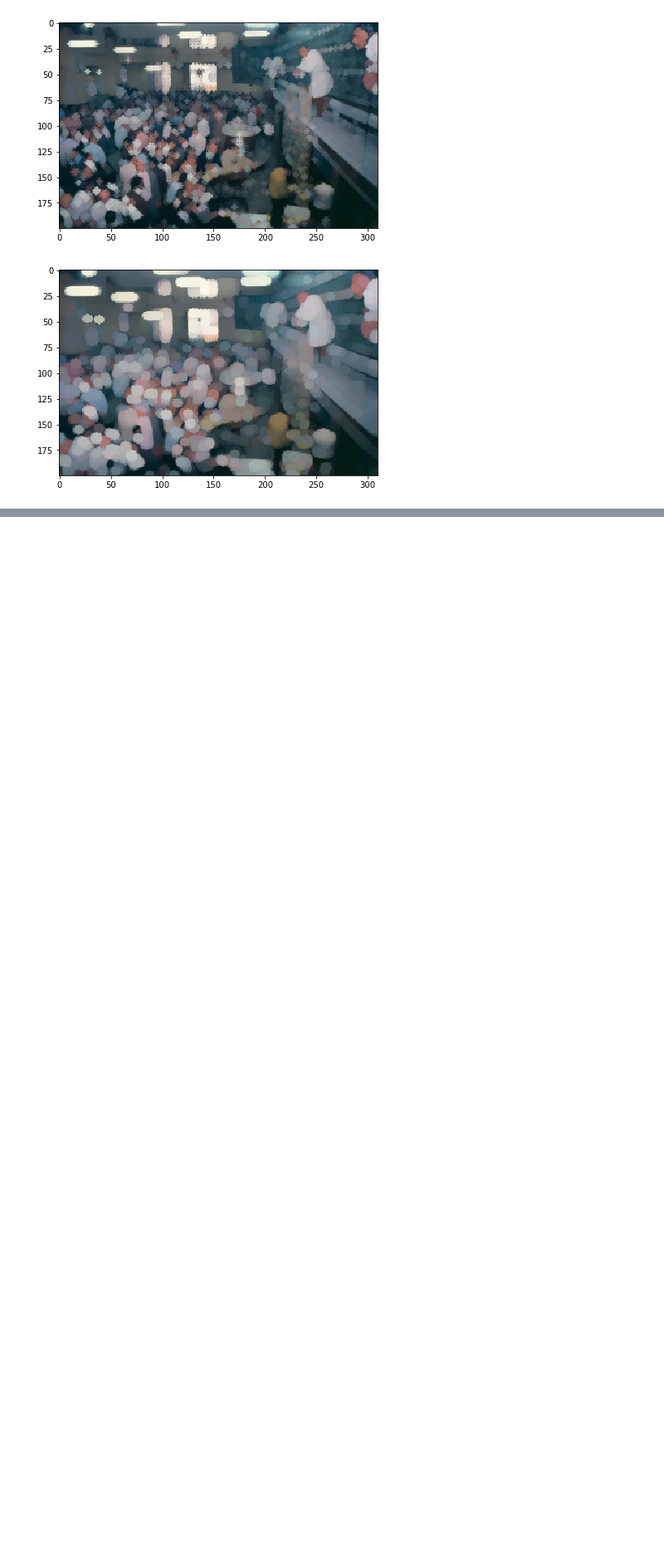
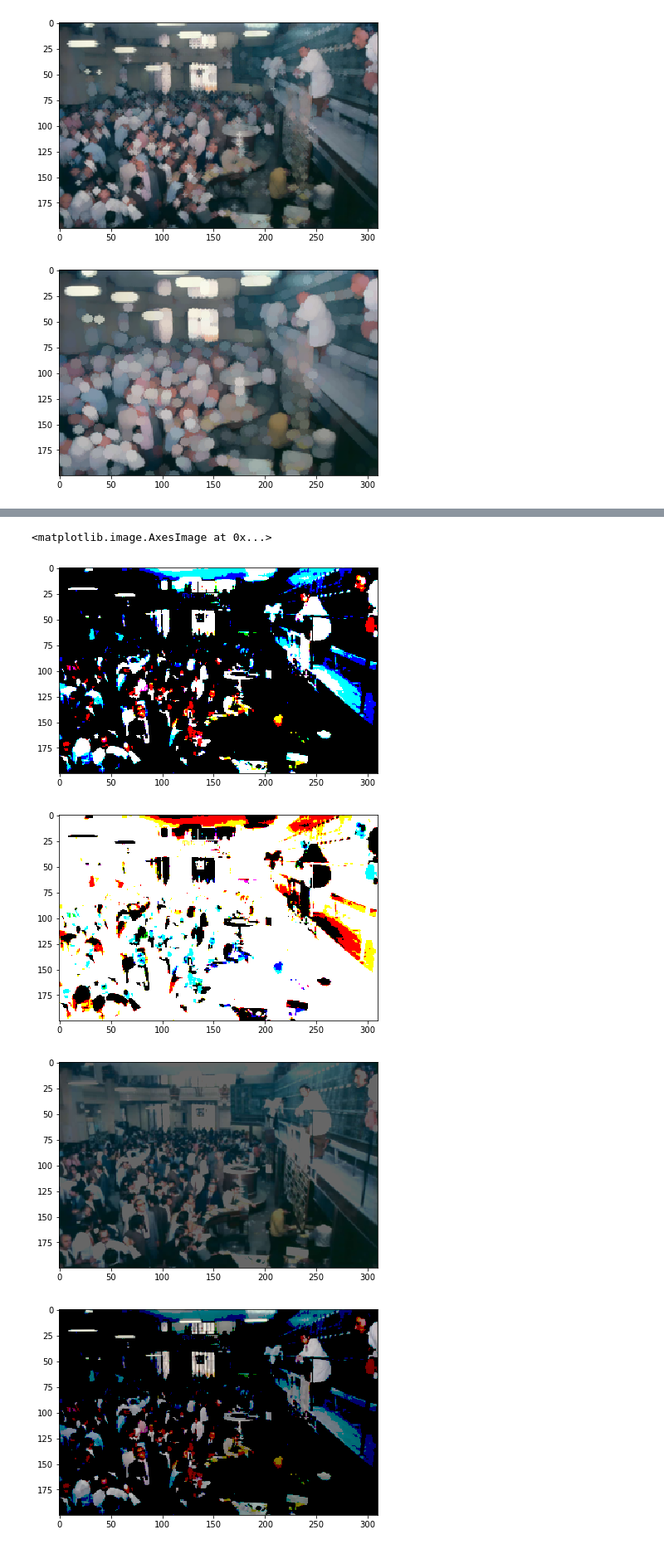
Before and after one commit to victorvianaom/My-Kaggle-Notebooks, a Jupyter notebook: Advanced Image Processing Using OpenCV.ipynb, the cells around one changed output, grey strips where cells are left out. Shown at 83% size. Saved outputs shown, nothing was run; the diff lists cells and outputs as text; code cells hidden in the pictures; blank space fills up the shorter version.

Commit message:
image thresholding

```diff
--- a/Advanced Image Processing Using OpenCV.ipynb
+++ b/Advanced Image Processing Using OpenCV.ipynb
@@ -255,0 +283,37 @@ print('everything is gonna be all right')
+# %%
+img = img1_rgb.copy()
+
+# Mapping threshold types to numbers as accepted by the function cv2.threshold:
+# 0 - Binary
+# 1 - Binary Inverted
+# 2 - Truncated
+# 3 - Threshold to Zero
+# 4 - Threshold to Zero Inverted
+
+# Or I could use for example cv2.THRESH_BINARY, cv2.THRESH_BINARY_INV ... etc ...
+
+threshold = 0.4
+
+# Applying different thresholds and saving in different variables
+_, img_threshold1 = cv2.threshold(img, threshold, 1, cv2.THRESH_BINARY)
+_, img_threshold2 = cv2.threshold(img, threshold, 1, cv2.THRESH_BINARY_INV)
+_, img_threshold3 = cv2.threshold(img, threshold, 1, cv2.THRESH_TRUNC)
+_, img_threshold4 = cv2.threshold(img, threshold, 1, cv2.THRESH_TOZERO)
+_, img_threshold5 = cv2.threshold(img, threshold, 1, cv2.THRESH_TOZERO_INV)
+
+figure(0)
+io.imshow(img_threshold1)
+figure(1)
+io.imshow(img_threshold2)
+figure(2)
+io.imshow(img_threshold3)
+figure(3)
+io.imshow(img_threshold4)
+figure(4)
+io.imshow(img_threshold5)
+# %% [output]
+<matplotlib.image.AxesImage at 0x...>
+[figure, added]
+[figure, added]
+[figure, added]
+[figure, added]
```
Also changed, not shown: parts of 13 cells of this notebook.
